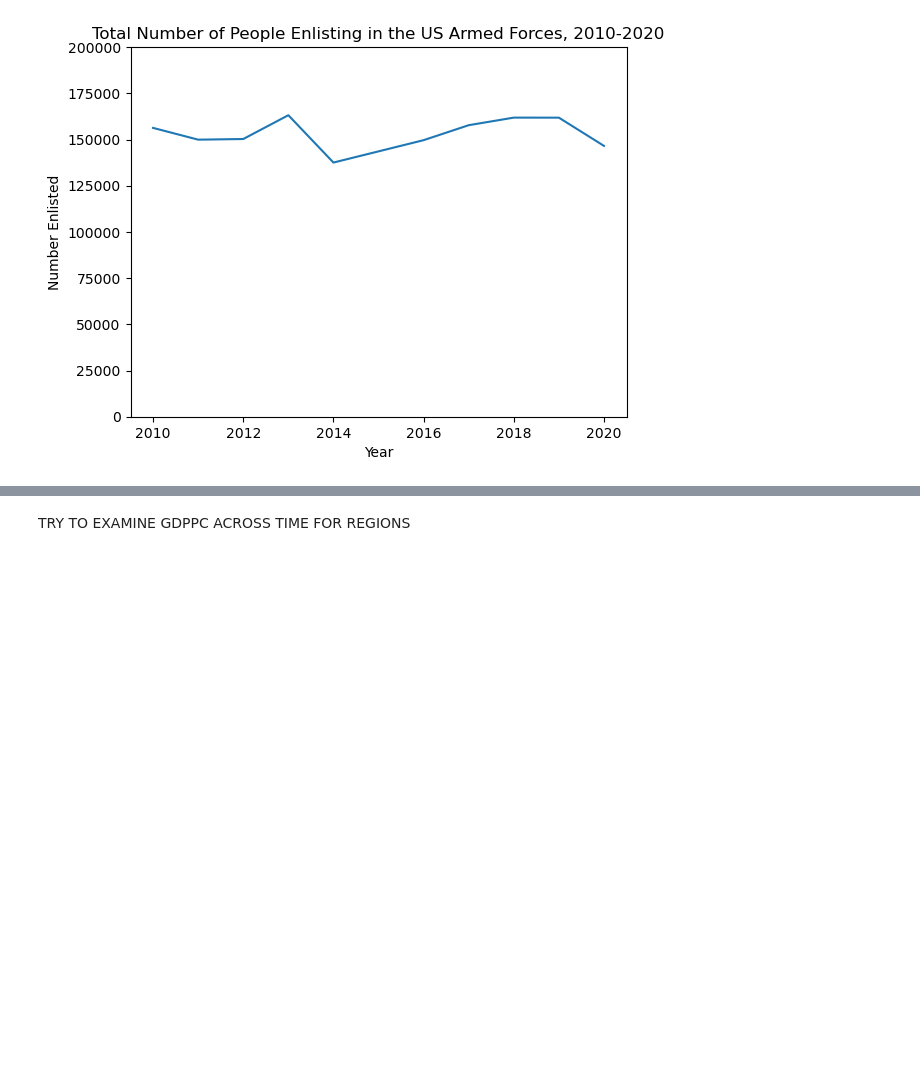
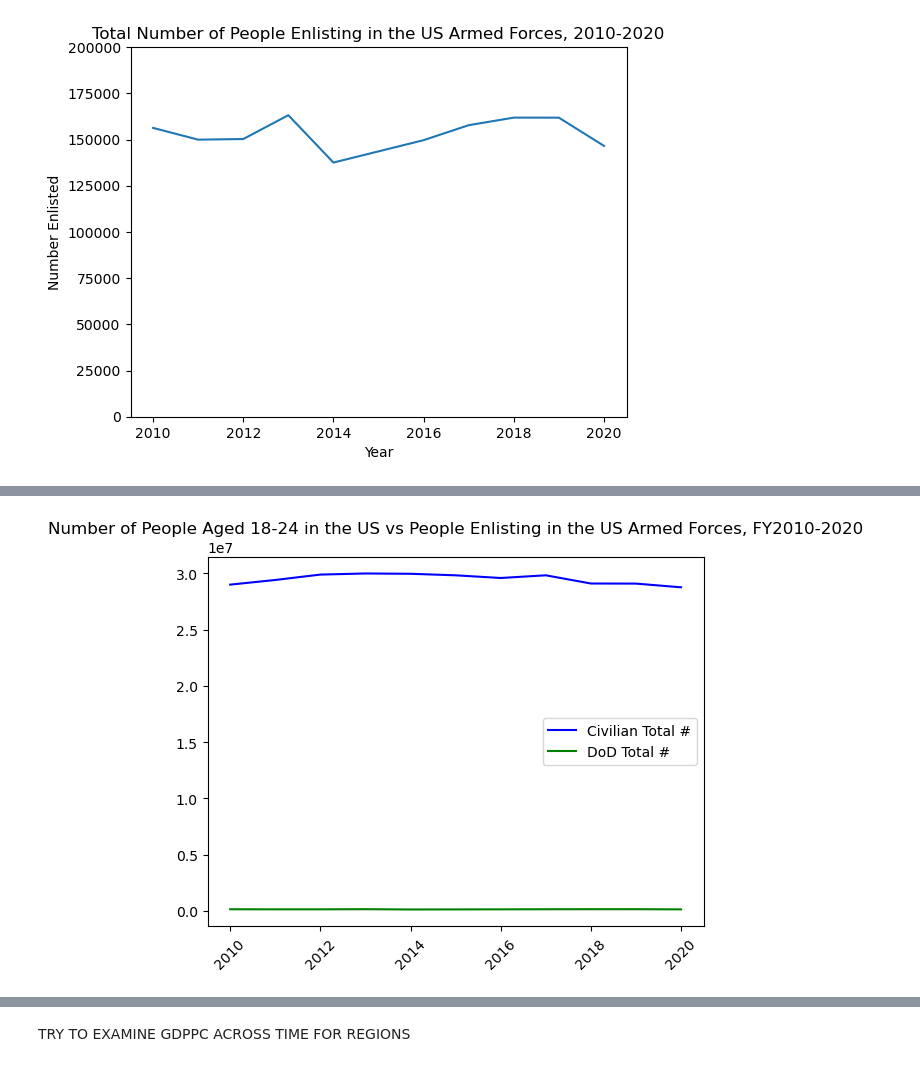
Before and after one commit to lightc4/lightch_capstone1, a Jupyter notebook: notebook/Accessions2010_20_gdppc.ipynb, the cells around one changed output, grey strips where cells are left out. Cells and saved outputs as stored; diff of their text form; code cells hidden in the pictures; blank space fills up the shorter version.

```diff
--- a/notebook/Accessions2010_20_gdppc.ipynb
+++ b/notebook/Accessions2010_20_gdppc.ipynb
@@ -120,0 +151,3 @@ Line graph:
+# %%
+df2_total = df2[df2['division'].str.contains('UNITED STATES TOTAL')]
+df2_total.head(2)
@@ -120,0 +173,2 @@ Line graph:
+# %%
+df2_total_3 = df2_total[['Year(FY)', 'DoD_Total', 'Civilian_Total']]
@@ -120,0 +211,3 @@ Line graph:
+# %%
+df2_total_3['DoD_Civ_Tot_Per'] = round((df2_total_3['DoD_Total']/df2_total_3['Civilian_Total']*100), 2)
+df2_total_3.head(2)
@@ -120,0 +226,14 @@ Line graph:
+# %%
+df2_total_time = df2_total_3[['Year(FY)', 'DoD_Total', 'Civilian_Total']]
+# %%
+plt.plot(df2_total_time['Year(FY)'], df2_total_time['Civilian_Total'], label = 'Civilian Total #', color = 'blue')
+plt.plot(df2_total_time['Year(FY)'], df2_total_time['DoD_Total'], label = 'DoD Total #', color = 'green')
+
+#plt.ylim(100000, 900000)
+
+plt.title('Number of People Aged 18-24 in the US vs People Enlisting in the US Armed Forces, FY2010-2020')
+plt.xticks(rotation=45)
+plt.legend()
+plt.show()
+# %% [output]
+[figure, added]
```
Also changed, not shown: parts of 11 cells of this notebook, 1 other file.
